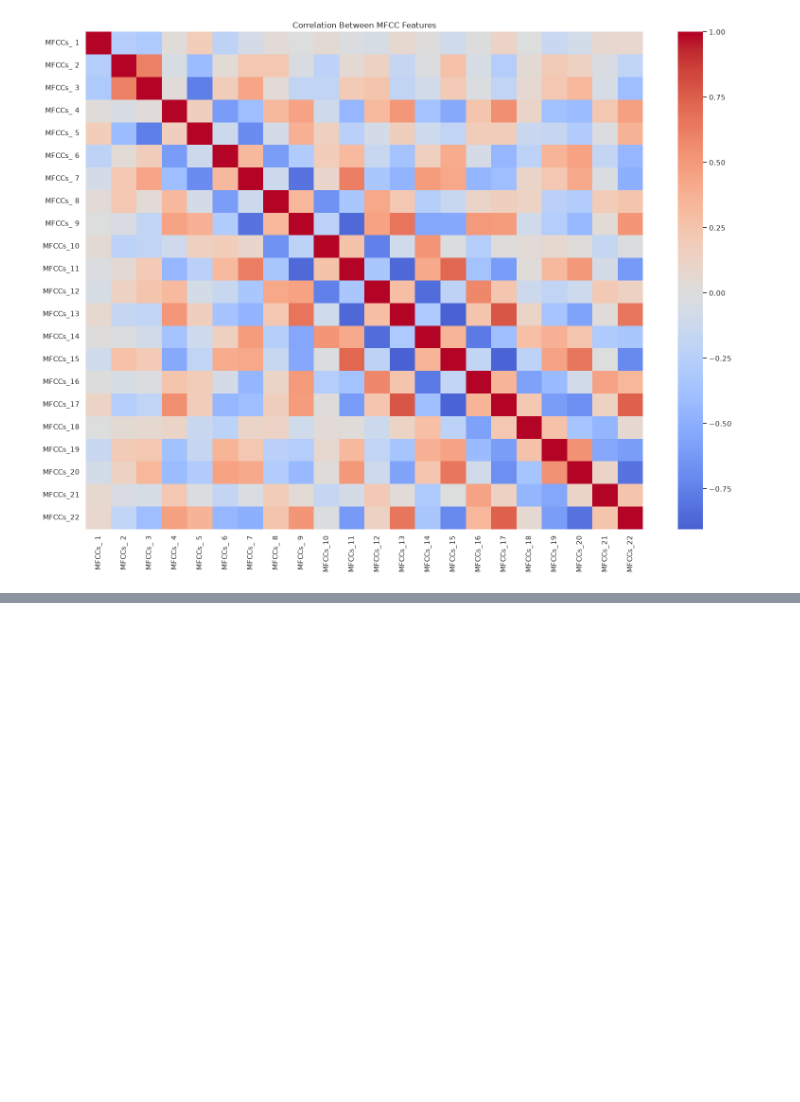
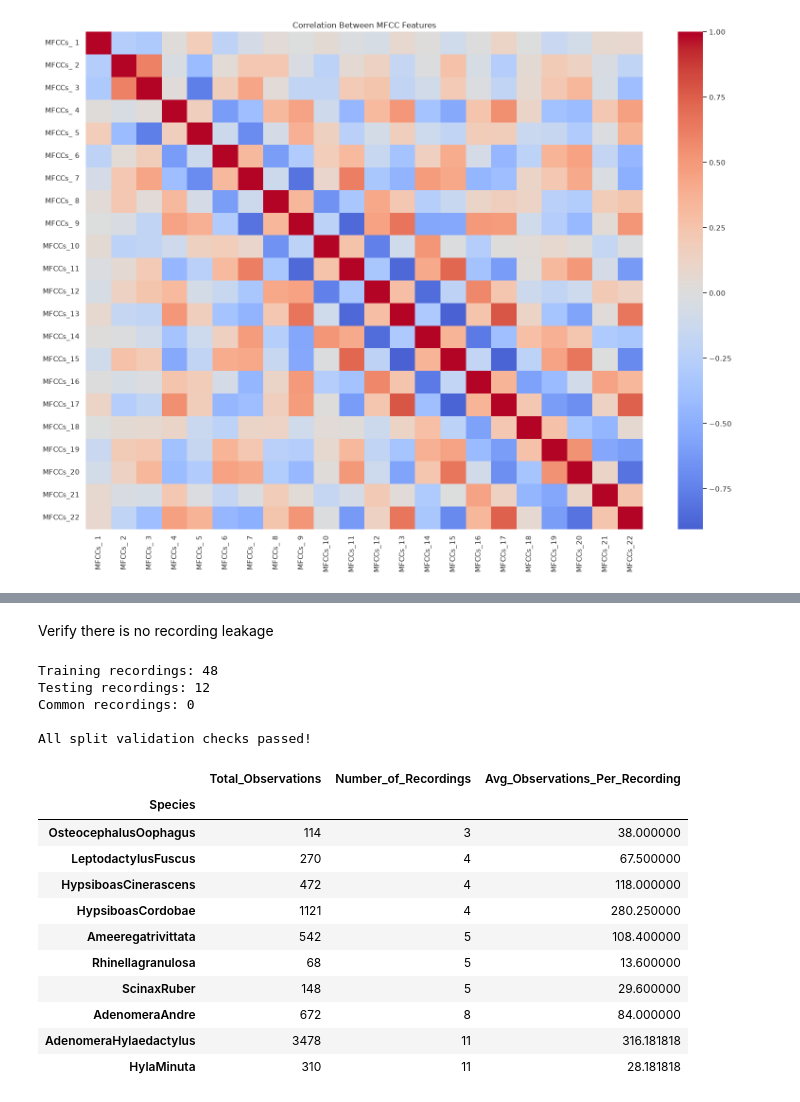
Before and after one commit to Pruthvik-K/2026AJ05306-ML-Assignment-2, a Jupyter notebook: notebooks/01_dataset_exploration.ipynb, the cells around one changed output, grey strips where cells are left out. Saved outputs shown, nothing was run; the diff lists cells and outputs as text; code cells hidden in the pictures; blank space fills up the shorter version.

```diff
--- a/notebooks/01_dataset_exploration.ipynb
+++ b/notebooks/01_dataset_exploration.ipynb
@@ -270,0 +351,54 @@ Name: count, dtype: int64
+# %% [markdown]
+Verify there is no recording leakage
+# %%
+train_groups = set(groups.iloc[train_idx])
+test_groups = set(groups.iloc[test_idx])
+
+print("Training recordings:", len(train_groups))
+print("Testing recordings:", len(test_groups))
+
+print(
+    "Common recordings:",
+    len(train_groups.intersection(test_groups))
+)
+
+assert len(train_groups.intersection(test_groups)) == 0
+assert y_train.nunique() == 10
+assert y_test.nunique() == 10
+
+print("\nAll split validation checks passed!")
+# %% [output]
+Training recordings: 48
+Testing recordings: 12
+Common recordings: 0
+
+All split validation checks passed!
+# %%
+# Examine how many independent recordings belong to each species
+recording_summary = df.groupby("Species").agg(
+    Total_Observations=("Species", "size"),
+    Number_of_Recordings=("RecordID", "nunique")
+)
+
+# Calculate the average number of observations per recording
+recording_summary["Avg_Observations_Per_Recording"] = (
+    recording_summary["Total_Observations"] /
+    recording_summary["Number_of_Recordings"]
+)
+
+display(recording_summary.sort_values(
+    by="Number_of_Recordings"
+))
+# %% [output]
+|  | Total_Observations | Number_of_Recordings | Avg_Observations_Per_Recording |
+| Species |  |  |  |
+| OsteocephalusOophagus | 114 | 3 | 38.000000 |
+| LeptodactylusFuscus | 270 | 4 | 67.500000 |
+| HypsiboasCinerascens | 472 | 4 | 118.000000 |
+| HypsiboasCordobae | 1121 | 4 | 280.250000 |
+| Ameeregatrivittata | 542 | 5 | 108.400000 |
+| Rhinellagranulosa | 68 | 5 | 13.600000 |
+| ScinaxRuber | 148 | 5 | 29.600000 |
+| AdenomeraAndre | 672 | 8 | 84.000000 |
+| AdenomeraHylaedactylus | 3478 | 11 | 316.181818 |
+| HylaMinuta | 310 | 11 | 28.181818 |
```
Also changed, not shown: parts of 6 cells of this notebook.
